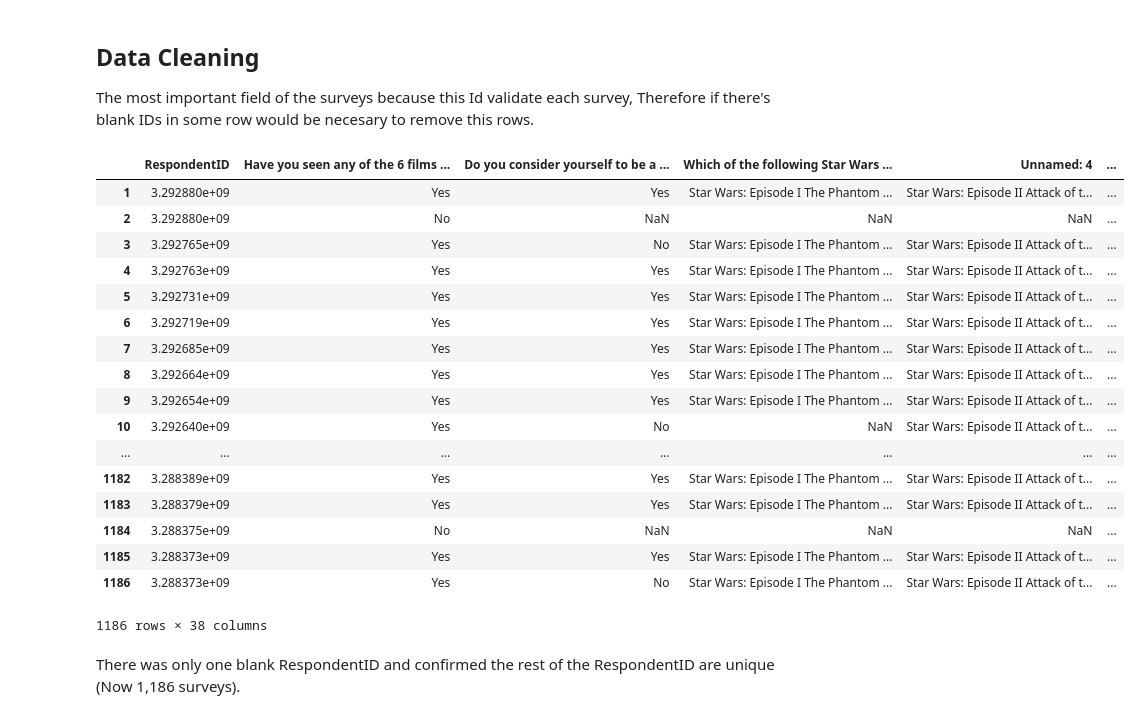
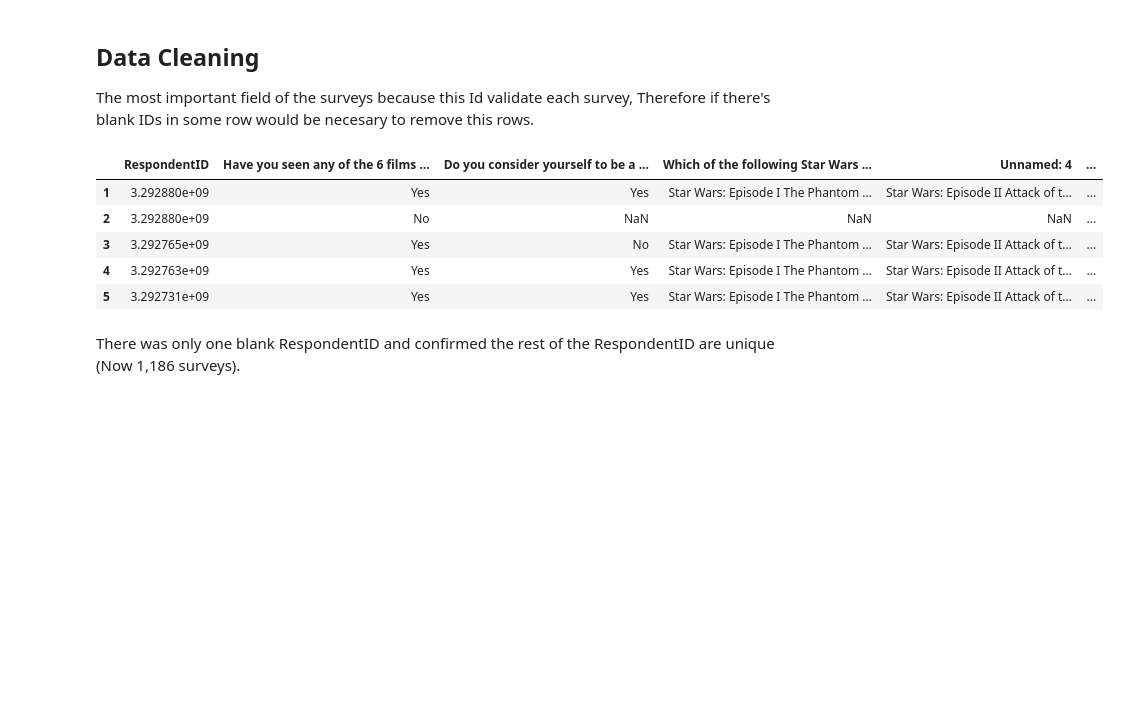
Before and after one commit to Baronco/Data-Analyst-In-Python, a Jupyter notebook: star_wars_surveys.ipynb, the cells around one changed output. Saved outputs shown, nothing was run; the diff lists cells and outputs as text; code cells hidden in the pictures; blank space fills up the shorter version.

```diff
--- a/star_wars_surveys.ipynb
+++ b/star_wars_surveys.ipynb
@@ -21,7 +28,7 @@ import numpy as np
 import matplotlib.pyplot as plt
 from IPython.display import display
 %matplotlib inline
-star_wars = pd.read_csv("star_wars.csv", encoding="ISO-8859-1")
+star_wars = pd.read_csv("/content/drive/My Drive/Data Analyst In Python/Modulo8: Data Cleaning Project Walkthrough/guide project 1/star_wars.csv", encoding="ISO-8859-1")
 # %% [markdown]
 ## About the Dataset
 
@@ -172,26 +175,14 @@ dtype: int64
 The most important field of the surveys because this Id validate each survey, Therefore if there's blank IDs in some row would be necesary to remove this rows.
 # %%
 star_wars_clean = star_wars[star_wars['RespondentID'].notnull()].copy()
-star_wars_clean
+star_wars_clean.head()
 # %% [output]
 |  | RespondentID | Have you seen any of the 6 films ... | Do you consider yourself to be a ... | Which of the following Star Wars ... | Unnamed: 4 | ... |
 | 1 | 3.292880e+09 | Yes | Yes | Star Wars: Episode I The Phantom ... | Star Wars: Episode II Attack of t... | ... |
 | 2 | 3.292880e+09 | No | NaN | NaN | NaN | ... |
 | 3 | 3.292765e+09 | Yes | No | Star Wars: Episode I The Phantom ... | Star Wars: Episode II Attack of t... | ... |
 | 4 | 3.292763e+09 | Yes | Yes | Star Wars: Episode I The Phantom ... | Star Wars: Episode II Attack of t... | ... |
 | 5 | 3.292731e+09 | Yes | Yes | Star Wars: Episode I The Phantom ... | Star Wars: Episode II Attack of t... | ... |
-| 6 | 3.292719e+09 | Yes | Yes | Star Wars: Episode I The Phantom ... | Star Wars: Episode II Attack of t... | ... |
-| 7 | 3.292685e+09 | Yes | Yes | Star Wars: Episode I The Phantom ... | Star Wars: Episode II Attack of t... | ... |
-| 8 | 3.292664e+09 | Yes | Yes | Star Wars: Episode I The Phantom ... | Star Wars: Episode II Attack of t... | ... |
-| 9 | 3.292654e+09 | Yes | Yes | Star Wars: Episode I The Phantom ... | Star Wars: Episode II Attack of t... | ... |
-| 10 | 3.292640e+09 | Yes | No | NaN | Star Wars: Episode II Attack of t... | ... |
-| ... | ... | ... | ... | ... | ... | ... |
-| 1182 | 3.288389e+09 | Yes | Yes | Star Wars: Episode I The Phantom ... | Star Wars: Episode II Attack of t... | ... |
-| 1183 | 3.288379e+09 | Yes | Yes | Star Wars: Episode I The Phantom ... | Star Wars: Episode II Attack of t... | ... |
-| 1184 | 3.288375e+09 | No | NaN | NaN | NaN | ... |
-| 1185 | 3.288373e+09 | Yes | Yes | Star Wars: Episode I The Phantom ... | Star Wars: Episode II Attack of t... | ... |
-| 1186 | 3.288373e+09 | Yes | No | Star Wars: Episode I The Phantom ... | Star Wars: Episode II Attack of t... | ... |
-1186 rows × 38 columns
 # %% [markdown]
 There was only one blank RespondentID and confirmed the rest of the RespondentID are unique (Now 1,186 surveys).
 # %%
```
Also changed, not shown: parts of 10 cells of this notebook.
